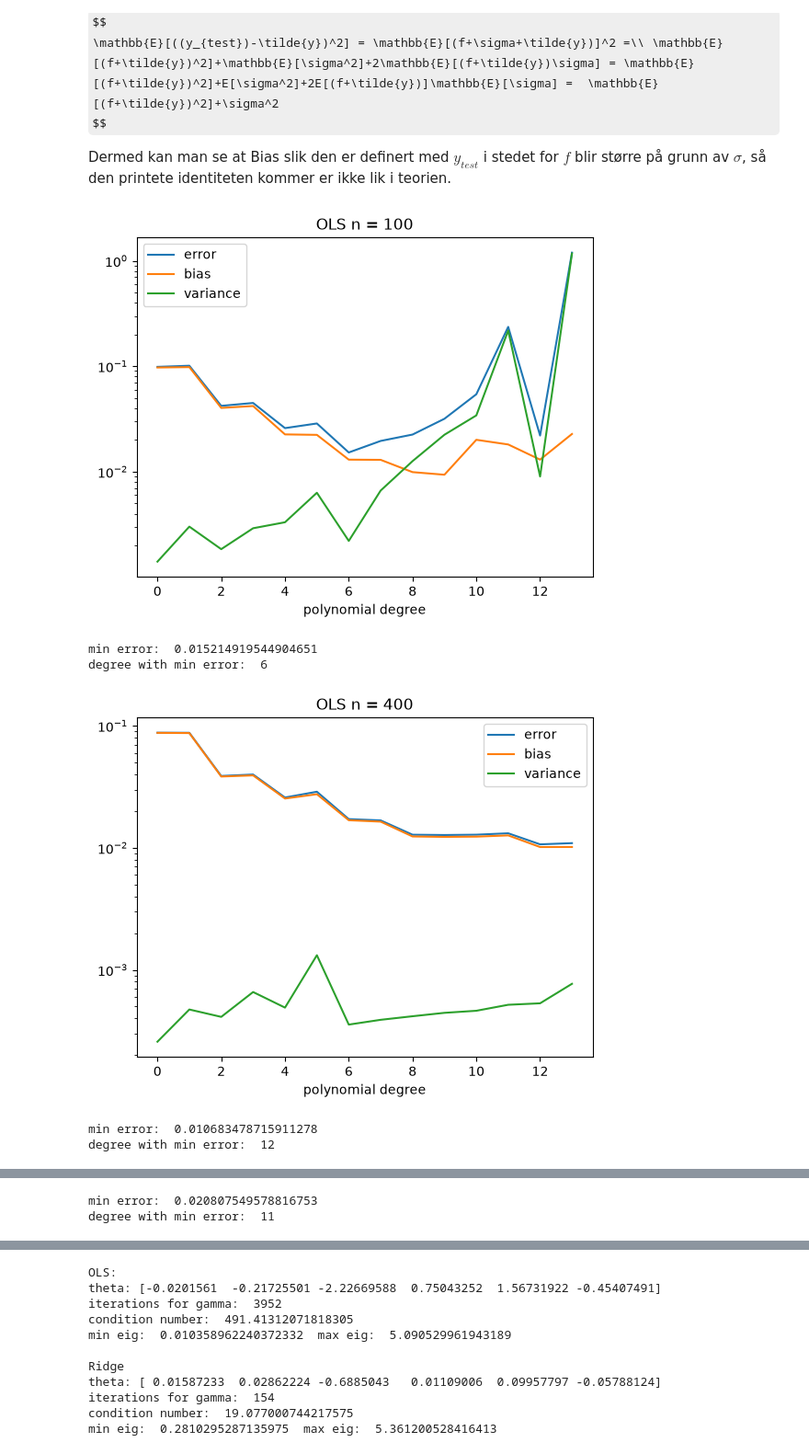
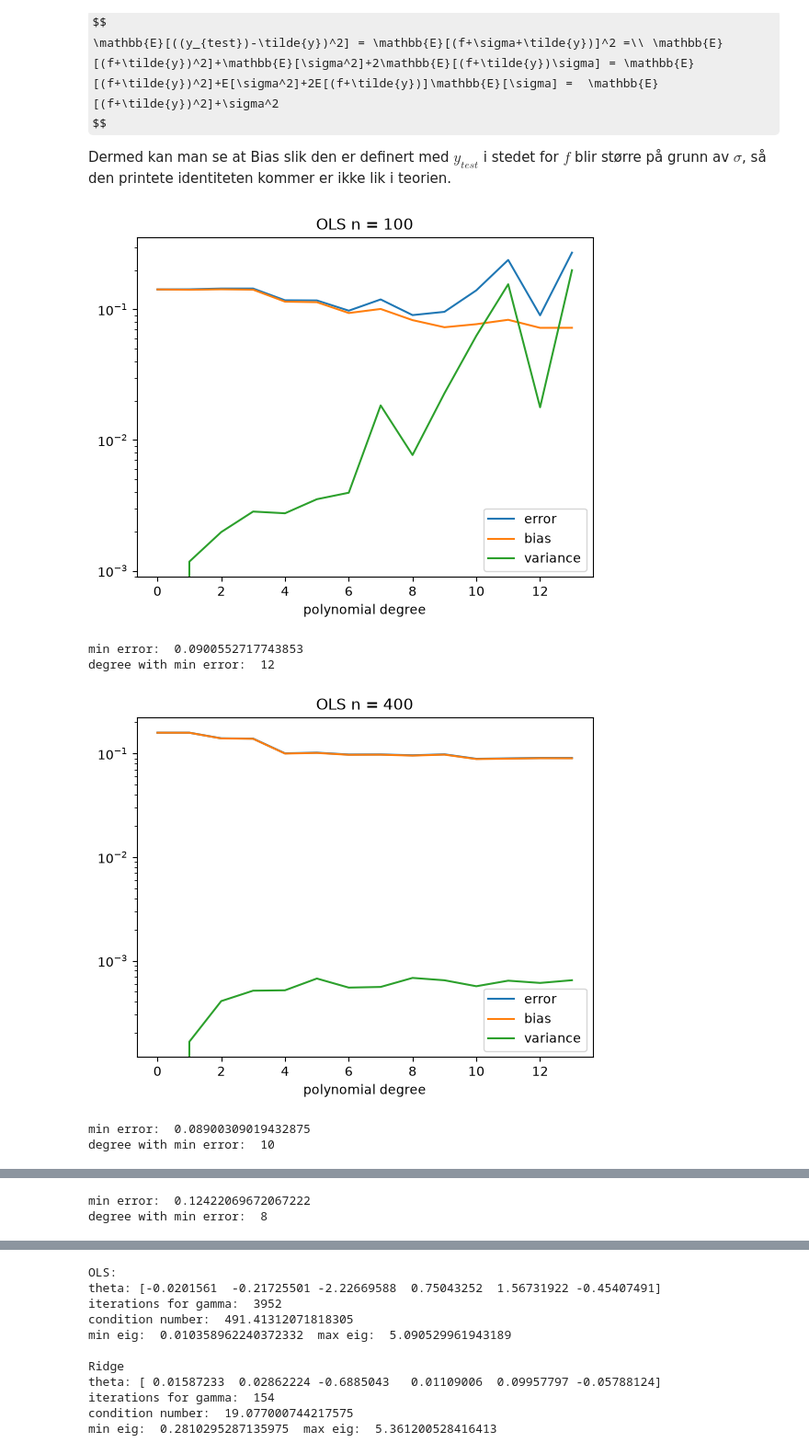
Before and after one commit to joska223/FYS-STK-4155-Prosjekt-1, a Jupyter notebook: prosjekt_1_real.ipynb, the cells around one changed output, grey strips where cells are left out. Shown at 92% size. Drawn from its saved outputs; the diff is of its cells as text; code cells hidden in the pictures; some formulas as TeX source.

```diff
--- a/prosjekt_1_real.ipynb
+++ b/prosjekt_1_real.ipynb
@@ -388,37 +388,37 @@ for n, method, method_title in zip(ns, methods, method_titles):
     error = np.zeros(maxdegree)
     bias = np.zeros(maxdegree)
     variance = np.zeros(maxdegree)
 
     for deg in range(maxdegree):
-        model = make_pipeline(PolynomialFeatures(degree=deg), method)
+        model = make_pipeline(PolynomialFeatures(degree=deg), StandardScaler(), method)#<-ChatGPT hjalp med å finne StandardScaler for å normalisere data.
 
         y_pred = np.empty((len(y_test), n_bootstraps))
         for i in range(n_bootstraps):
             x_, y_ = resample(x_train, y_train)
             y_pred[:,i] = model.fit(x_,y_).predict(x_test).ravel()
 
         error[deg] = np.mean(np.mean((y_test[:, None]-y_pred)**2, axis = 1))#<- ChatGPT fikset indekserings feil
         bias[deg] = np.mean((y_test - np.mean(y_pred, axis = 1))**2)#<- ChatGPT fikset indekseringsfeil her.
         variance[deg] = np.mean(np.var(y_pred, axis = 1))
 
 
     x_axis = np.arange(maxdegree)
     plt.yscale("log")
     plt.title(method_title+" n = "+str(n))
     plt.plot(x_axis, error)
     plt.plot(x_axis, bias)
     plt.plot(x_axis, variance)
     plt.xlabel("polynomial degree")
     plt.legend(["error","bias", "variance"])
 
 
     plt.show()
     print("min error: ",np.min(error))
     print("degree with min error: ",np.argmin(error))
 # %% [output]
-[figure, old version]
+[figure, new version]
-min error:  0.015214919544904651
-degree with min error:  6
+min error:  0.0900552717743853
+degree with min error:  12
-[figure, old version]
+[figure, new version]
-min error:  0.010683478715911278
-degree with min error:  12
+min error:  0.08900309019432875
+degree with min error:  10
@@ -426,5 +426,5 @@ degree with min error:  12
-min error:  0.020807549578816753
-degree with min error:  11
+min error:  0.12422069672067222
+degree with min error:  8
 # %%
 #d
 from sklearn.model_selection import train_test_split, KFold, cross_val_score
```
Also changed, not shown: parts of 4 cells of this notebook.
